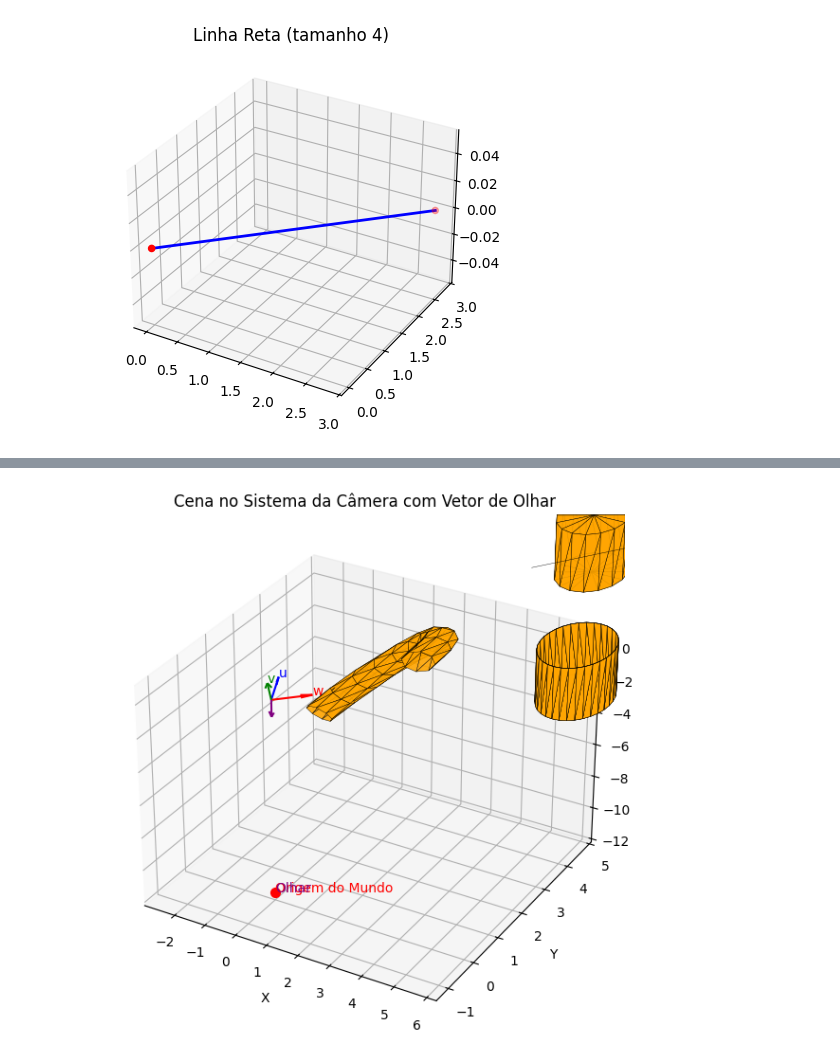
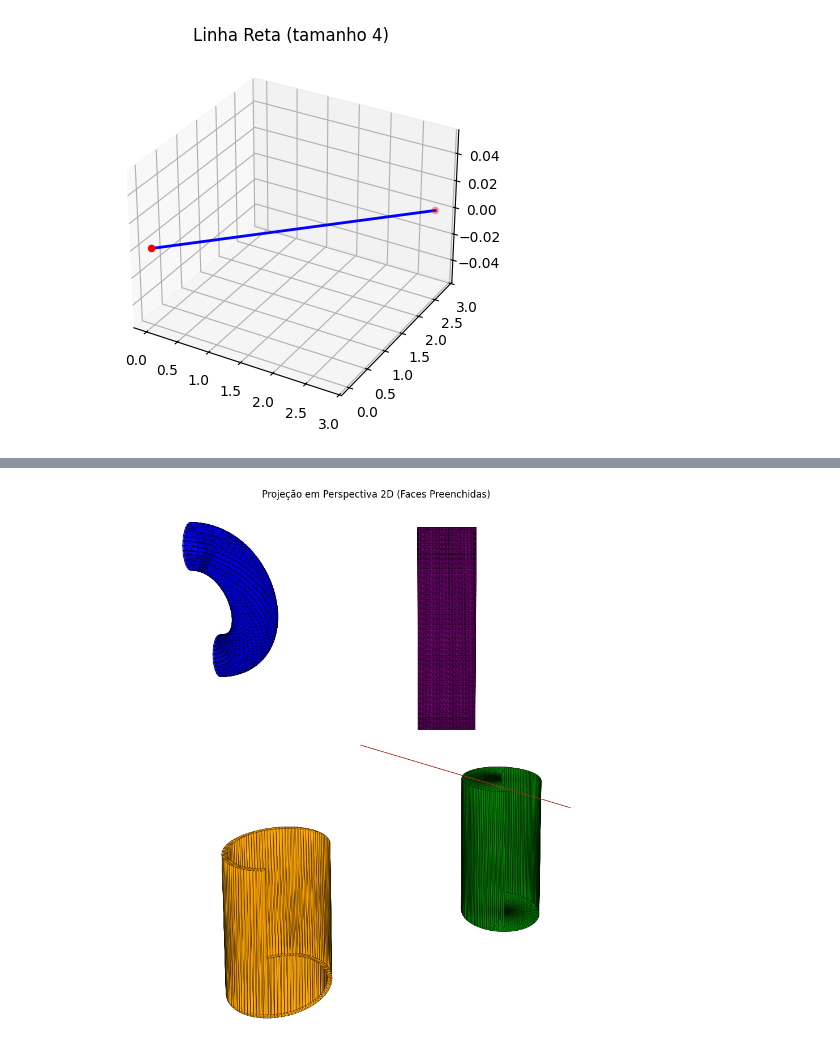
Before and after one commit to MabiuMoura/computa-o-grafica, a Jupyter notebook: main_scene.ipynb, the cells around one changed output, grey strips where cells are left out. Cells and saved outputs as stored; diff of their text form; code cells hidden in the pictures.

```diff
--- a/main_scene.ipynb
+++ b/main_scene.ipynb
@@ -145,54 +243,59 @@ plotar_malha_3d(vertices_total, faces_total, titulo="Cena 3D Final")
 # %%
-# 1. Definir a câmera
-camera_pos = np.array([10, 6, 1])
-olhar_para = np.array([0, 0, 0])
-up = np.array([0.0, 0.0, 1.0])
+import matplotlib.pyplot as plt
+from matplotlib.patches import Polygon
+from matplotlib.collections import PatchCollection
 
-# 2. Calcular base da câmera
-w = camera_pos - olhar_para
-w = w / np.linalg.norm(w)
+# Distância focal da projeção
+d = 1.0
 
-u = np.cross(up, w)
-u = u / np.linalg.norm(u)
+# Projeção em perspectiva
+def perspectiva(pts):
+    pts = np.array(pts)
+    z = pts[:, 2]
+    z[z == 0] = 1e-6  # evitar divisão por zero
+    x_proj = -pts[:, 0] / z * d
+    y_proj = -pts[:, 1] / z * d
+    return np.stack([x_proj, y_proj], axis=1)
 
-v = np.cross(w, u)
+# Transformar e projetar objetos
+objetos_proj = []
+for obj in objetos:
+    verts_3d = para_camera(obj["vertices"])
+    verts_2d = perspectiva(verts_3d)
+    objetos_proj.append({
+        "nome": obj["nome"],
+        "vertices": verts_2d,
+        "faces": obj["faces"],
+        "cor": obj["cor"]
+    })
 
-# 3. Montar matriz de rotação e translação
-R = np.array([
-    [u[0], u[1], u[2]],
-    [v[0], v[1], v[2]],
-    [w[0], w[1], w[2]]
-])
+# Plotando faces preenchidas
+plt.figure(figsize=(10, 10))
+ax = plt.gca()
 
-T = -R @ camera_pos
+for obj in objetos_proj:
+    verts = obj["vertices"]
+    faces = obj["faces"]
+    cor = obj["cor"]
 
-# 4. Transformar os vértices para o sistema da câmera
-vertices_camera = [ (R @ np.array(v) + T).tolist() for v in vertices_total ]
+    if faces:
+        patches = []
+        for face in faces:
+            pts = verts[face]
+            polygon = Polygon(pts, closed=True)
+            patches.append(polygon)
+        collection = PatchCollection(patches, facecolor=cor, edgecolor='black', linewidths=0.3, alpha=0.8)
+        ax.add_collection(collection)
+    else:
+        ax.plot(verts[:, 0], verts[:, 1], color=cor, linewidth=1.0)
 
-# 5. Manter as mesmas faces
-faces_camera = faces_total
-
-# 6. Mostrar a origem do mundo no sistema da câmera (como um ponto visual)
-origem_mundo_camera = (R @ np.array([0.0, 0.0, 0.0]) + T).tolist()
-vertices_camera.append(origem_mundo_camera)
-faces_camera.append([origem_mundo_camera, origem_mundo_camera, origem_mundo_camera])  # ponto isolado
-
-# Preparar os vetores de base da câmera para desenhar
-eixos_camera = {
-    'u': u,
-    'v': v,
-    'w': w
-}
-
-# Plotar com vetor de olhar
-plotar_malha_3d(
-    vertices_camera,
-    faces_camera,
-    titulo="Cena no Sistema da Câmera com Vetor de Olhar",
-    ponto_destaque=origem_mundo_camera,
-    eixos=eixos_camera,
-    vetor_olhar=(camera_pos @ R.T + T, olhar_para @ R.T + T)  # transformar origem e destino para sistema da câmera
-)
+ax.set_title("Projeção em Perspectiva 2D (Faces Preenchidas)")
+ax.set_xlabel("x'")
+ax.set_ylabel("y'")
+ax.axis("equal")
+ax.axis("off")
+plt.tight_layout()
+plt.show()
 # %% [output]
-[figure, old version]
+[figure, new version]
 # %%
```
Also changed, not shown: parts of 11 cells of this notebook, 5 other files.
